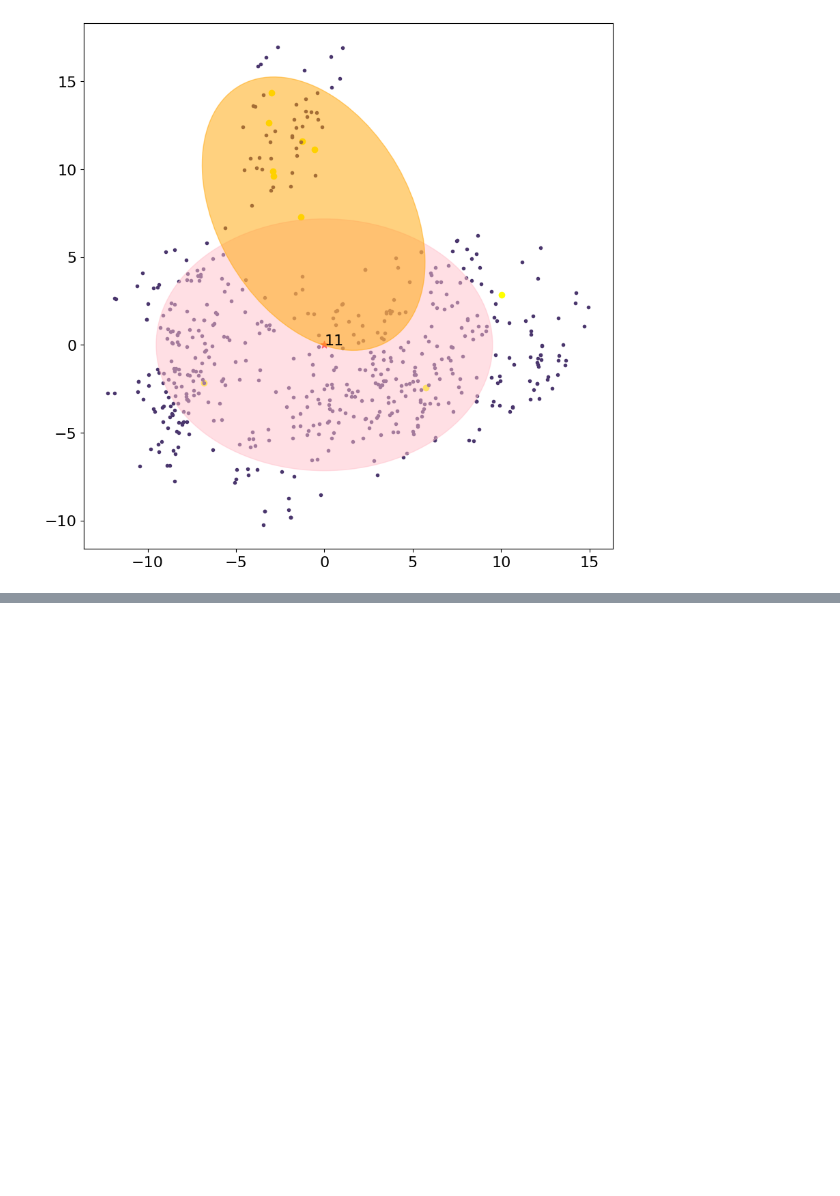
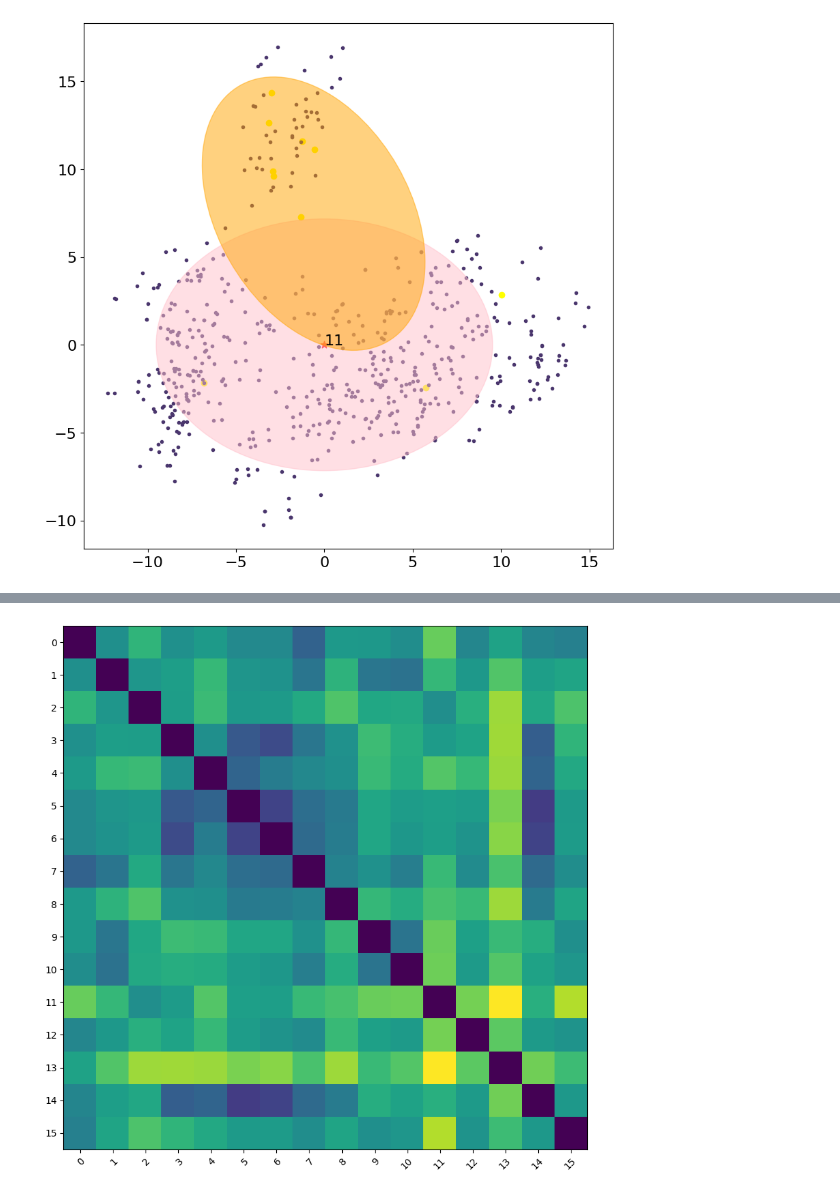
Before and after one commit to HichTala/COCO_dataset_transformations, a Jupyter notebook: notebooks/distances.ipynb, the cells around one changed output, grey strips where cells are left out. Saved outputs shown, nothing was run; the diff lists cells and outputs as text; code cells hidden in the pictures; blank space fills up the shorter version.

```diff
--- a/notebooks/distances.ipynb
+++ b/notebooks/distances.ipynb
@@ -827,3 +829,6 @@ plt.show()
 [figure]
 # %%
 fig.savefig('output215.pdf')
+# %%
+dataset = 'DOTA_train'
+classes = os.listdir(os.path.join('../class_features', dataset))
@@ -829,0 +912,7 @@ fig.savefig('output215.pdf')
+# %%
+distances = np.zeros((len(classes), len(classes)))
+for ci in classes:
+    for cj in classes:
+        distances[int(ci), int(cj)] = (((mean_dict[ci] - mean_dict[cj])**2).sum())**0.5
+# %%
+distances = distances / distances.max()
@@ -829,0 +939,14 @@ fig.savefig('output215.pdf')
+# %%
+fig, ax = plt.subplots()
+fig.set_size_inches(10, 10)
+im = ax.imshow(distances)
+
+ax.set_xticks(np.arange(len(classes)))
+ax.set_yticks(np.arange(len(classes)))
+
+plt.setp(ax.get_xticklabels(), rotation=45, ha="right",
+         rotation_mode="anchor")
+
+plt.show()
+# %% [output]
+[figure, added]
```
Also changed, not shown: parts of 33 cells of this notebook, 2 other files.
